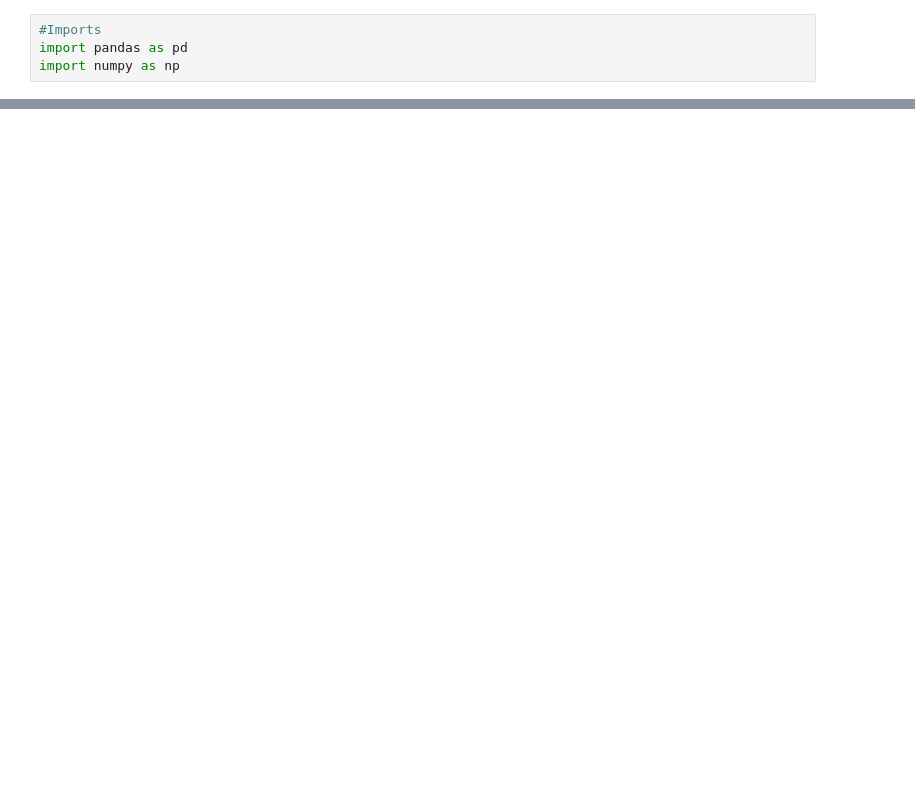
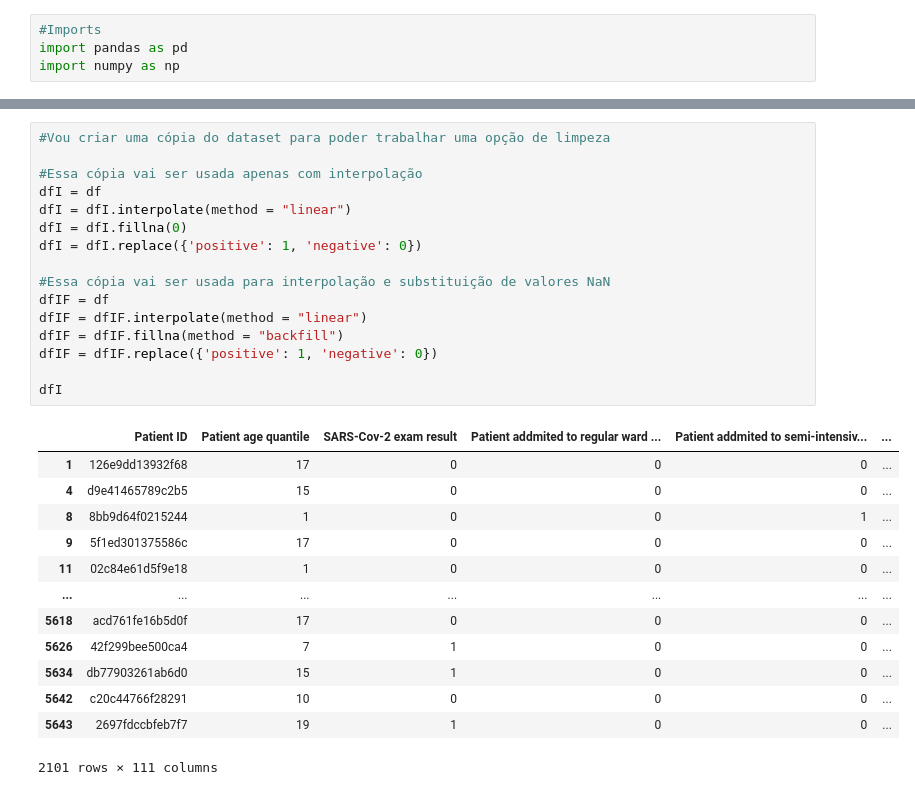
Before and after one commit to luizfelipelazzaron/talus_covid19, a Jupyter notebook: task_1/LimpezaDiego.ipynb, the cells around one changed output, grey strips where cells are left out. Saved outputs shown, nothing was run; the diff lists cells and outputs as text; blank space fills up the shorter version.

Commit message:
Adição da interpolação combinada com o fill. Problemas com Strings no meio do DataSet

```diff
--- a/task_1/LimpezaDiego.ipynb
+++ b/task_1/LimpezaDiego.ipynb
@@ -75,3 +75,33 @@ df
 | 5642 | c20c44766f28291 | 10 | negative | 0 | 0 | ... |
 | 5643 | 2697fdccbfeb7f7 | 19 | positive | 0 | 0 | ... |
 2101 rows × 111 columns
+# %%
+#Vou criar uma cópia do dataset para poder trabalhar uma opção de limpeza
+
+#Essa cópia vai ser usada apenas com interpolação
+dfI = df
+dfI = dfI.interpolate(method = "linear")
+dfI = dfI.fillna(0)
+dfI = dfI.replace({'positive': 1, 'negative': 0})
+
+#Essa cópia vai ser usada para interpolação e substituição de valores NaN
+dfIF = df
+dfIF = dfIF.interpolate(method = "linear")
+dfIF = dfIF.fillna(method = "backfill")
+dfIF = dfIF.replace({'positive': 1, 'negative': 0})
+
+dfI
+# %% [output]
+|  | Patient ID | Patient age quantile | SARS-Cov-2 exam result | Patient addmited to regular ward ... | Patient addmited to semi-intensiv... | ... |
+| 1 | 126e9dd13932f68 | 17 | 0 | 0 | 0 | ... |
+| 4 | d9e41465789c2b5 | 15 | 0 | 0 | 0 | ... |
+| 8 | 8bb9d64f0215244 | 1 | 0 | 0 | 1 | ... |
+| 9 | 5f1ed301375586c | 17 | 0 | 0 | 0 | ... |
+| 11 | 02c84e61d5f9e18 | 1 | 0 | 0 | 0 | ... |
+| ... | ... | ... | ... | ... | ... | ... |
+| 5618 | acd761fe16b5d0f | 17 | 0 | 0 | 0 | ... |
+| 5626 | 42f299bee500ca4 | 7 | 1 | 0 | 0 | ... |
+| 5634 | db77903261ab6d0 | 15 | 1 | 0 | 0 | ... |
+| 5642 | c20c44766f28291 | 10 | 0 | 0 | 0 | ... |
+| 5643 | 2697fdccbfeb7f7 | 19 | 1 | 0 | 0 | ... |
+2101 rows × 111 columns
```
Also changed, not shown: parts of 6 cells of this notebook.
